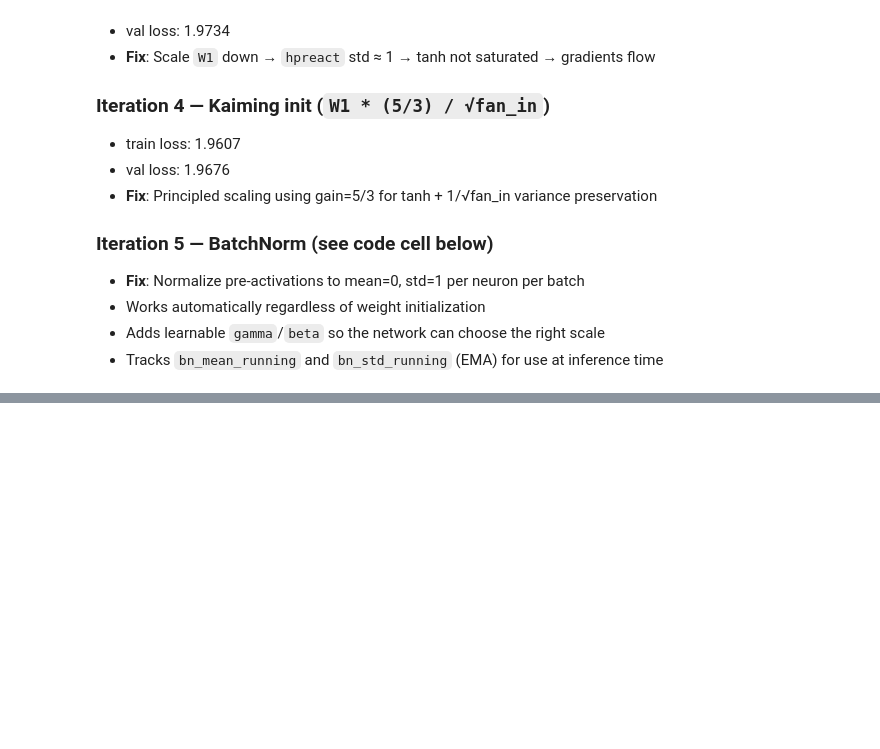
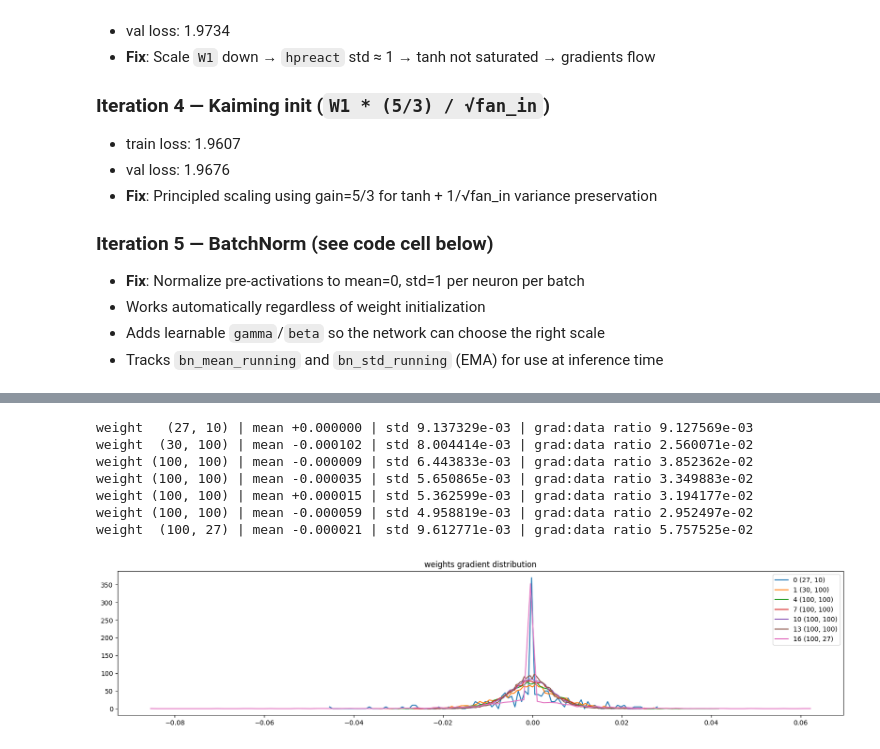
Before and after one commit to abhishek-marathe04/makemore, a Jupyter notebook: makemore_part3.ipynb, the cells around one changed output, grey strips where cells are left out. Cells and saved outputs as stored; diff of their text form; code cells hidden in the pictures; blank space fills up the shorter version.

```diff
--- a/makemore_part3.ipynb
+++ b/makemore_part3.ipynb
@@ -1018,0 +1365,27 @@ Text(0.5, 1.0, 'gradient distribution')
+# %%
+# Plot gradient distributions for every 2D weight matrix (Linear layers).
+# Also prints grad:data ratio = std(gradient) / std(weight).
+# This measures how strong the learning signal is relative to weight magnitude.
+# Healthy ratio: ~1e-3 (0.1%). Too high: unstable. Too low: not learning.
+# All curves should be roughly the same width — no layer should dominate or starve.
+
+plt.figure(figsize=(20, 4)) # width and height of the plot
+legends = []
+for i,p in enumerate(parameters):
+  t = p.grad
+  if p.ndim == 2:
+    print('weight %10s | mean %+f | std %e | grad:data ratio %e' % (tuple(p.shape), t.mean(), t.std(), t.std() / p.std()))
+    hy, hx = torch.histogram(t, density=True)
+    plt.plot(hx[:-1].detach(), hy.detach())
+    legends.append(f'{i} {tuple(p.shape)}')
+plt.legend(legends)
+plt.title('weights gradient distribution');
+# %% [output]
+weight   (27, 10) | mean +0.000000 | std 9.137329e-03 | grad:data ratio 9.127569e-03
+weight  (30, 100) | mean -0.000102 | std 8.004414e-03 | grad:data ratio 2.560071e-02
+weight (100, 100) | mean -0.000009 | std 6.443833e-03 | grad:data ratio 3.852362e-02
+weight (100, 100) | mean -0.000035 | std 5.650865e-03 | grad:data ratio 3.349883e-02
+weight (100, 100) | mean +0.000015 | std 5.362599e-03 | grad:data ratio 3.194177e-02
+weight (100, 100) | mean -0.000059 | std 4.958819e-03 | grad:data ratio 2.952497e-02
+weight  (100, 27) | mean -0.000021 | std 9.612771e-03 | grad:data ratio 5.757525e-02
+[figure, added]
```
Also changed, not shown: parts of 22 cells of this notebook.
